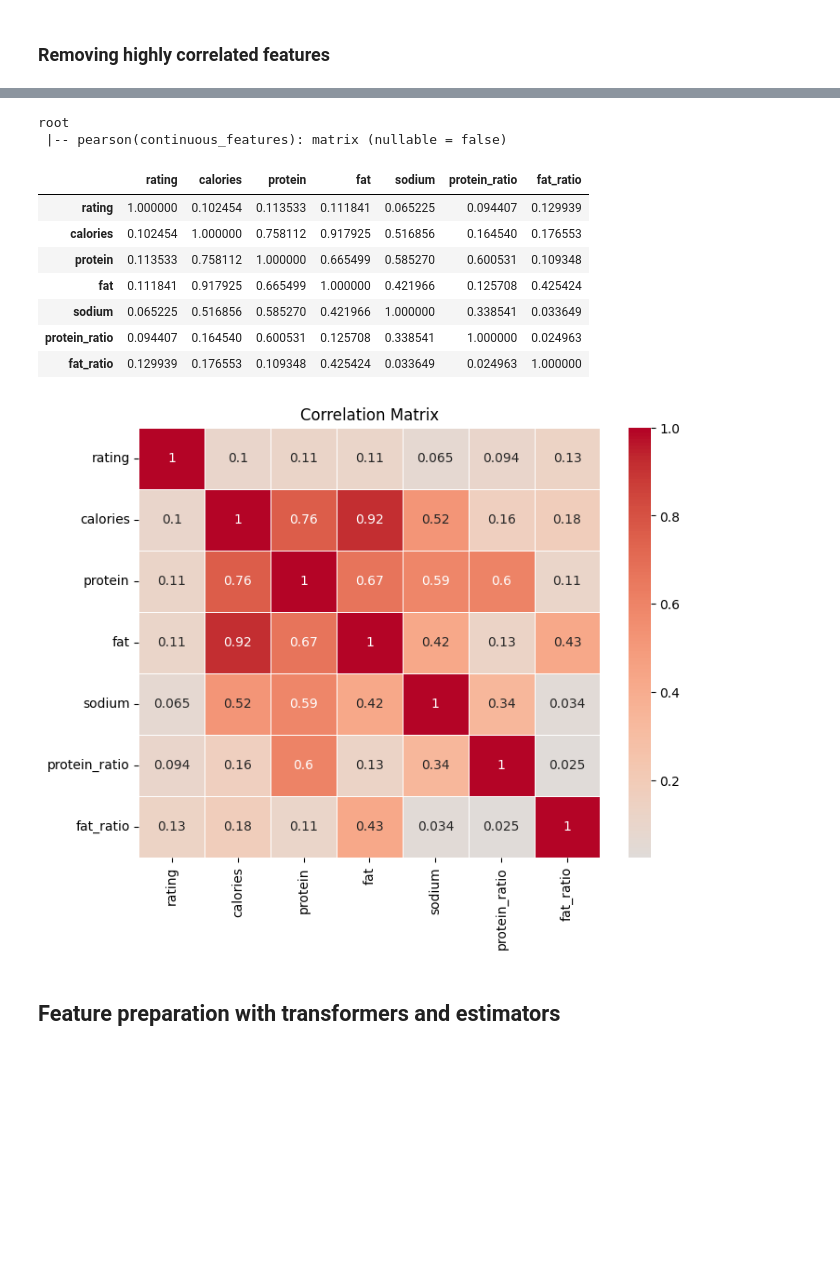
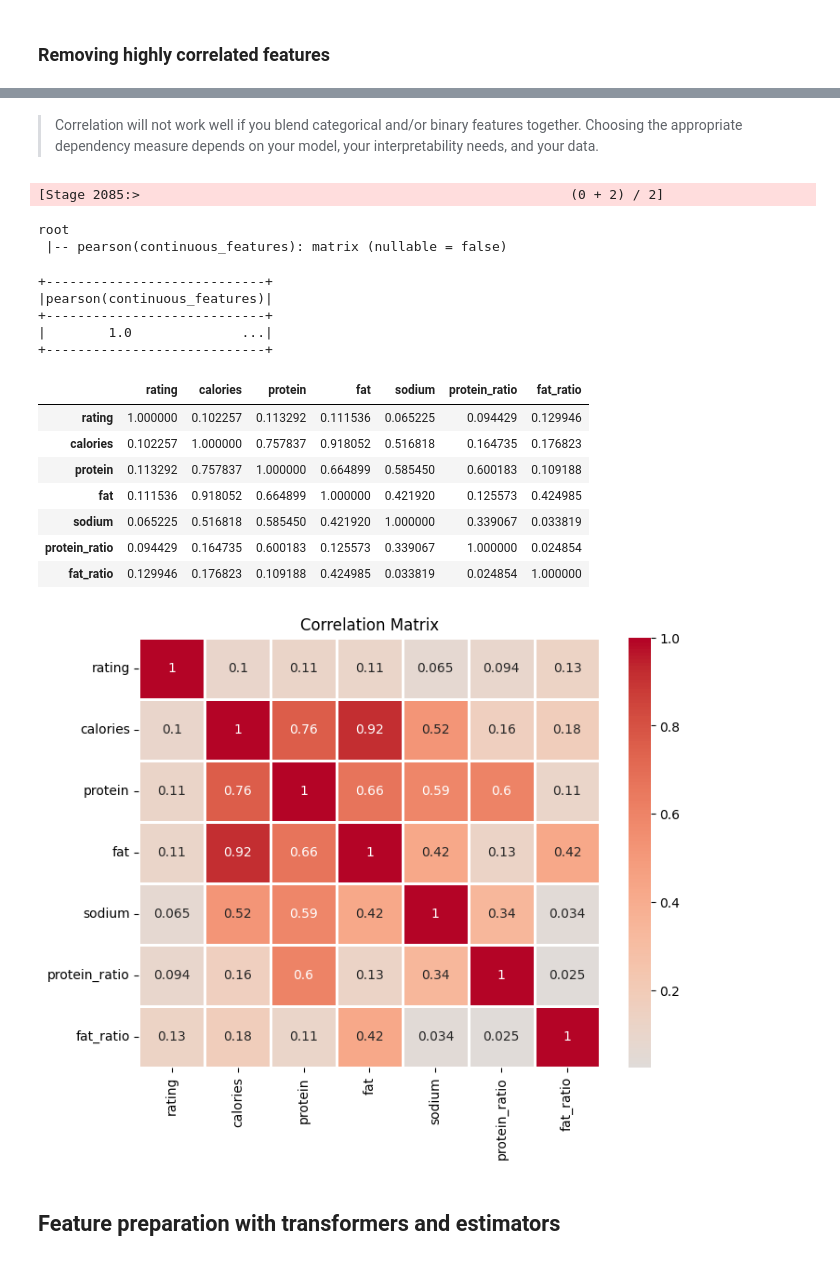
Before and after one commit to debnsuma/data-engineering-spark-aws, a Jupyter notebook: MachineLearning/ML_with_Spark.ipynb, the cells around one changed output, grey strips where cells are left out. Saved outputs shown, nothing was run; the diff lists cells and outputs as text; code cells hidden in the pictures; blank space fills up the shorter version.

```diff
--- a/MachineLearning/ML_with_Spark.ipynb
+++ b/MachineLearning/ML_with_Spark.ipynb
@@ -470,7 +514,8 @@ only showing top 5 rows
 from pyspark.ml.feature import VectorAssembler
 
 continuous_features = VectorAssembler(
-                                        inputCols=CONTINUOUS_COLUMNS, outputCol="continuous_features"
+                                        inputCols=CONTINUOUS_COLUMNS,
+                                        outputCol="continuous_features"
                                     )
 
 vector_food = food.select(CONTINUOUS_COLUMNS)
@@ -494,13 +540,27 @@ only showing top 3 rows
+# %% [markdown]
+>Correlation will not work well if you blend categorical and/or binary
+features together. Choosing the appropriate dependency measure depends
+on your model, your interpretability needs, and your data.
 # %%
 # Creating a correlation matrix in PySpark
 from pyspark.ml.stat import Correlation
 
+# The corr method takes a data frame and a Vector column reference as a parameter and generates a single-row, singlecolumn data frame containing the correlation matrix.
 correlation = Correlation.corr(vector_variable, "continuous_features")
 
 correlation.printSchema()
 # %% [output]
-root
- |-- pearson(continuous_features): matrix (nullable = false)
+[Stage 2085:>                                                       (0 + 2) / 2]
+root
+ |-- pearson(continuous_features): matrix (nullable = false)
+# %%
+correlation.show(1)
+# %% [output]
++----------------------------+
+|pearson(continuous_features)|
++----------------------------+
+|        1.0              ...|
++----------------------------+
 # %%
 correlation_array = correlation.head()[0].toArray()
 
@@ -513,23 +573,23 @@ correlation_pd = pd.DataFrame(
 correlation_pd
 # %% [output]
 |  | rating | calories | protein | fat | sodium | protein_ratio | fat_ratio |
-| rating | 1.000000 | 0.102454 | 0.113533 | 0.111841 | 0.065225 | 0.094407 | 0.129939 |
-| calories | 0.102454 | 1.000000 | 0.758112 | 0.917925 | 0.516856 | 0.164540 | 0.176553 |
-| protein | 0.113533 | 0.758112 | 1.000000 | 0.665499 | 0.585270 | 0.600531 | 0.109348 |
-| fat | 0.111841 | 0.917925 | 0.665499 | 1.000000 | 0.421966 | 0.125708 | 0.425424 |
-| sodium | 0.065225 | 0.516856 | 0.585270 | 0.421966 | 1.000000 | 0.338541 | 0.033649 |
-| protein_ratio | 0.094407 | 0.164540 | 0.600531 | 0.125708 | 0.338541 | 1.000000 | 0.024963 |
-| fat_ratio | 0.129939 | 0.176553 | 0.109348 | 0.425424 | 0.033649 | 0.024963 | 1.000000 |
+| rating | 1.000000 | 0.102257 | 0.113292 | 0.111536 | 0.065225 | 0.094429 | 0.129946 |
+| calories | 0.102257 | 1.000000 | 0.757837 | 0.918052 | 0.516818 | 0.164735 | 0.176823 |
+| protein | 0.113292 | 0.757837 | 1.000000 | 0.664899 | 0.585450 | 0.600183 | 0.109188 |
+| fat | 0.111536 | 0.918052 | 0.664899 | 1.000000 | 0.421920 | 0.125573 | 0.424985 |
+| sodium | 0.065225 | 0.516818 | 0.585450 | 0.421920 | 1.000000 | 0.339067 | 0.033819 |
+| protein_ratio | 0.094429 | 0.164735 | 0.600183 | 0.125573 | 0.339067 | 1.000000 | 0.024854 |
+| fat_ratio | 0.129946 | 0.176823 | 0.109188 | 0.424985 | 0.033819 | 0.024854 | 1.000000 |
 # %%
 import seaborn as sns
 import matplotlib.pyplot as plt
 
 # Create a colorful correlation matrix using seaborn
 plt.figure(figsize=(8, 6))
-sns.heatmap(correlation_pd, annot=True, cmap="coolwarm", center=0, linewidths=0.5)
+sns.heatmap(correlation_pd, annot=True, cmap="coolwarm", center=0, linewidths=1)
 plt.title("Correlation Matrix")
 plt.show()
 # %% [output]
-[figure, old version]
+[figure, new version]
 # %% [markdown]
 ## Feature preparation with transformers and estimators
```
Also changed, not shown: parts of 23 cells of this notebook.
